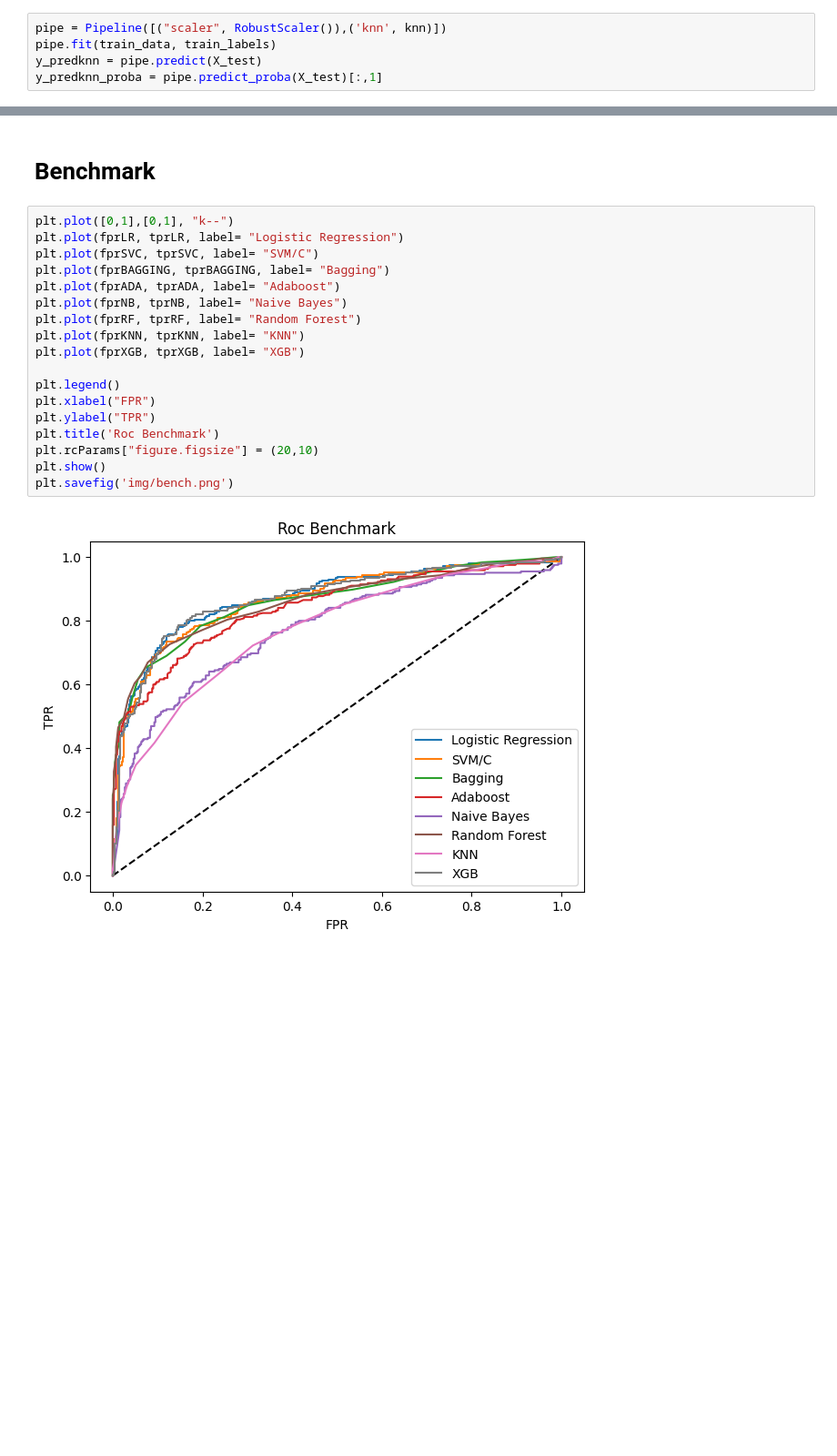
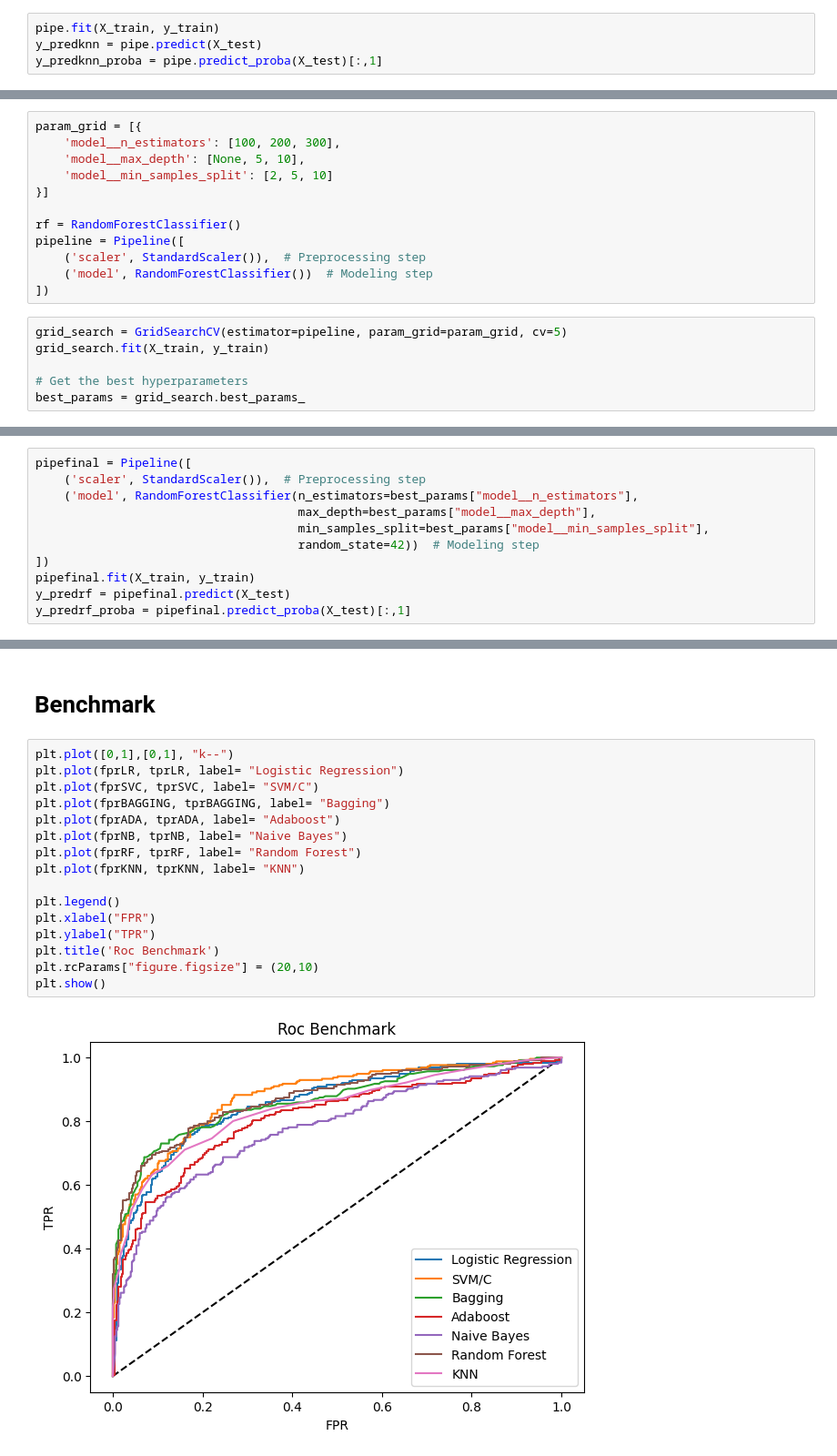
Before and after one commit to Rodelph/TAI, a Jupyter notebook: tai_task2.ipynb, the cells around one changed output, grey strips where cells are left out. Shown at 91% size. Saved outputs shown, nothing was run; the diff lists cells and outputs as text; blank space fills up the shorter version.

```diff
--- a/tai_task2.ipynb
+++ b/tai_task2.ipynb
@@ -654,5 +528,4 @@ knn = KNeighborsClassifier(n_neighbors=25)
 # %%
-pipe = Pipeline([("scaler", RobustScaler()),('knn', knn)])
-pipe.fit(train_data, train_labels)
+pipe.fit(X_train, y_train)
 y_predknn = pipe.predict(X_test)
 y_predknn_proba = pipe.predict_proba(X_test)[:,1]
@@ -735,0 +572,18 @@ y_predrf_proba = pipe.predict_proba(X_test)[:,1]
+# %%
+param_grid = [{
+    'model__n_estimators': [100, 200, 300],
+    'model__max_depth': [None, 5, 10],
+    'model__min_samples_split': [2, 5, 10]
+}]
+
+rf = RandomForestClassifier()
+pipeline = Pipeline([
+    ('scaler', StandardScaler()),  # Preprocessing step
+    ('model', RandomForestClassifier())  # Modeling step
+])
+# %%
+grid_search = GridSearchCV(estimator=pipeline, param_grid=param_grid, cv=5)
+grid_search.fit(X_train, y_train)
+
+# Get the best hyperparameters
+best_params = grid_search.best_params_
@@ -735,0 +594,11 @@ y_predrf_proba = pipe.predict_proba(X_test)[:,1]
+# %%
+pipefinal = Pipeline([
+    ('scaler', StandardScaler()),  # Preprocessing step
+    ('model', RandomForestClassifier(n_estimators=best_params["model__n_estimators"],
+                                     max_depth=best_params["model__max_depth"],
+                                     min_samples_split=best_params["model__min_samples_split"],
+                                     random_state=42))  # Modeling step
+])
+pipefinal.fit(X_train, y_train)
+y_predrf = pipefinal.predict(X_test)
+y_predrf_proba = pipefinal.predict_proba(X_test)[:,1]
@@ -806,20 +645,18 @@ Mean validation loss: 0.383 std: 0.174
 # %%
 plt.plot([0,1],[0,1], "k--")
 plt.plot(fprLR, tprLR, label= "Logistic Regression")
 plt.plot(fprSVC, tprSVC, label= "SVM/C")
 plt.plot(fprBAGGING, tprBAGGING, label= "Bagging")
 plt.plot(fprADA, tprADA, label= "Adaboost")
 plt.plot(fprNB, tprNB, label= "Naive Bayes")
 plt.plot(fprRF, tprRF, label= "Random Forest")
 plt.plot(fprKNN, tprKNN, label= "KNN")
-plt.plot(fprXGB, tprXGB, label= "XGB")
 
 plt.legend()
 plt.xlabel("FPR")
 plt.ylabel("TPR")
 plt.title('Roc Benchmark')
 plt.rcParams["figure.figsize"] = (20,10)
 plt.show()
-plt.savefig('img/bench.png')
 # %% [output]
-[figure, old version]
+[figure, new version]
```
Also changed, not shown: parts of 74 cells of this notebook, 50 other files.
